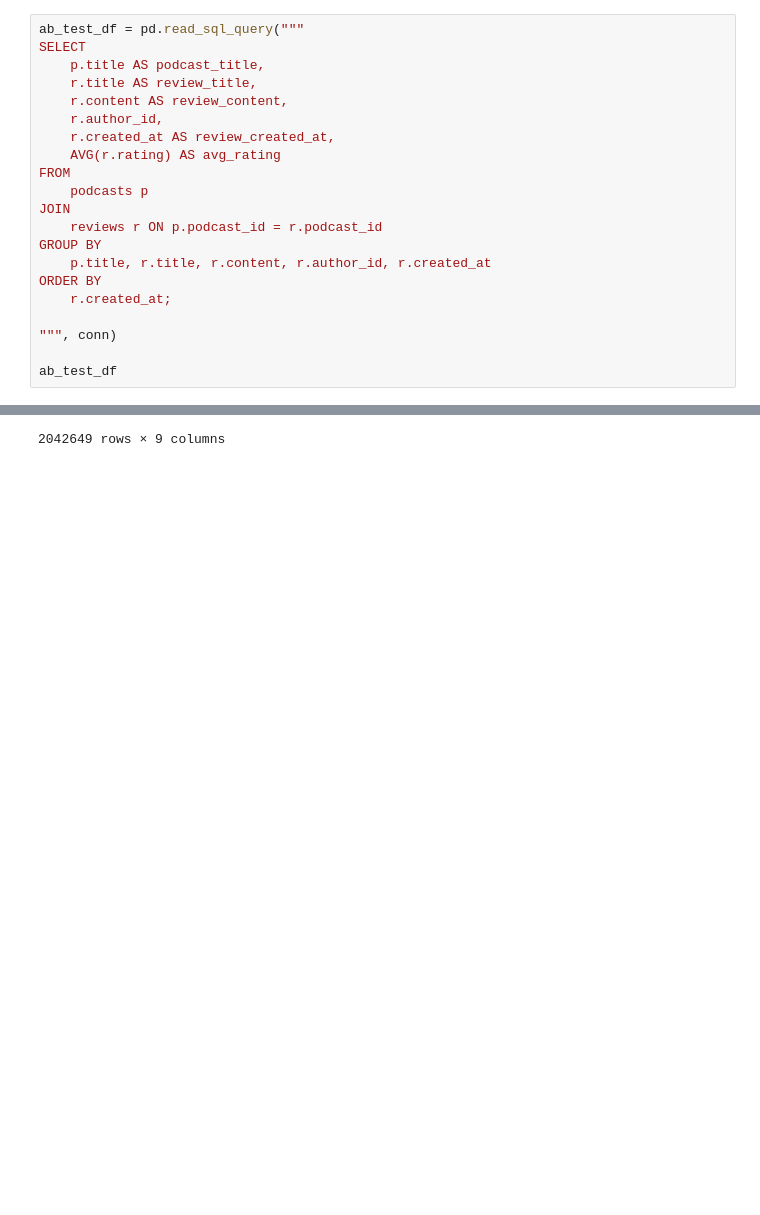
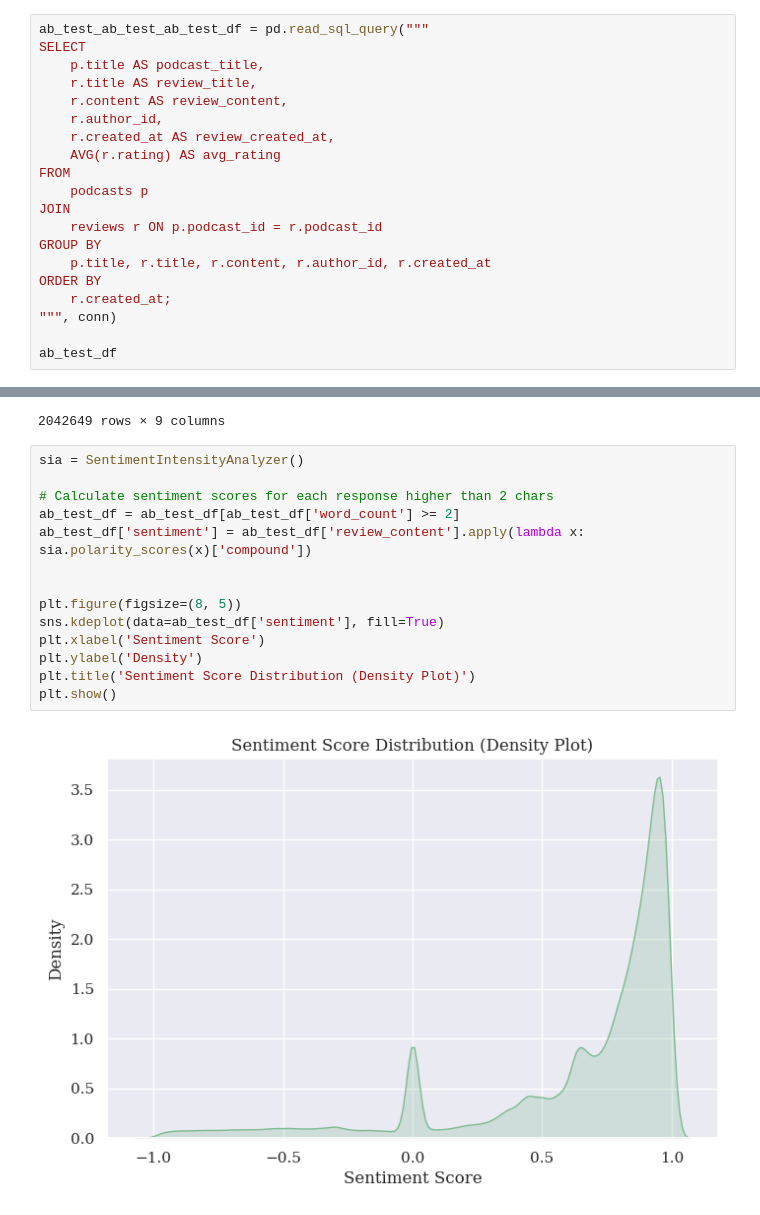
Before and after one commit to alespool/Analyzing-Podcast-Reviews, a Jupyter notebook: data_extraction.ipynb, the cells around one changed output, grey strips where cells are left out. Cells and saved outputs as stored; diff of their text form; blank space fills up the shorter version.

```diff
--- a/data_extraction.ipynb
+++ b/data_extraction.ipynb
@@ -637,7 +622,7 @@ To do so, and avoid biases (or p-hacking, HARKing, and so on) we will outline th
 -   Visualization:
     -   The results of our AB test will be presented in a table or graph.
 # %%
-ab_test_df = pd.read_sql_query("""
+ab_test_ab_test_ab_test_df = pd.read_sql_query("""
 SELECT
     p.title AS podcast_title,
     r.title AS review_title,
@@ -653,7 +638,6 @@ GROUP BY
     p.title, r.title, r.content, r.author_id, r.created_at
 ORDER BY
     r.created_at;
-
 """, conn)
 
 ab_test_df
@@ -704,3 +688,19 @@ ab_test_df
 | 2042647 | The Joe Rogan Experience | NEWS RADIO FAN 4 life | Joe is my source for Honest, Hard... | 3BBAB440E06A8CB | ٢٠٢٠-١٢-٢٤T٠٨:٢٦:٣٦-07:00 | 5.0 | 18 | ... |
 | 2042648 | The Joe Rogan Experience | What happened? Was it something I... | I only listened to 4 podcasts but... | 3E66B9924F0D870 | ٢٠٢٠-١٢-٢٤T١١:٥٥:٠٨-07:00 | 5.0 | 28 | ... |
 2042649 rows × 9 columns
+# %%
+sia = SentimentIntensityAnalyzer()
+
+# Calculate sentiment scores for each response higher than 2 chars
+ab_test_df = ab_test_df[ab_test_df['word_count'] >= 2]
+ab_test_df['sentiment'] = ab_test_df['review_content'].apply(lambda x: sia.polarity_scores(x)['compound'])
+
+
+plt.figure(figsize=(8, 5))
+sns.kdeplot(data=ab_test_df['sentiment'], fill=True)
+plt.xlabel('Sentiment Score')
+plt.ylabel('Density')
+plt.title('Sentiment Score Distribution (Density Plot)')
+plt.show()
+# %% [output]
+[figure, added]
```
Also changed, not shown: parts of 12 cells of this notebook.
